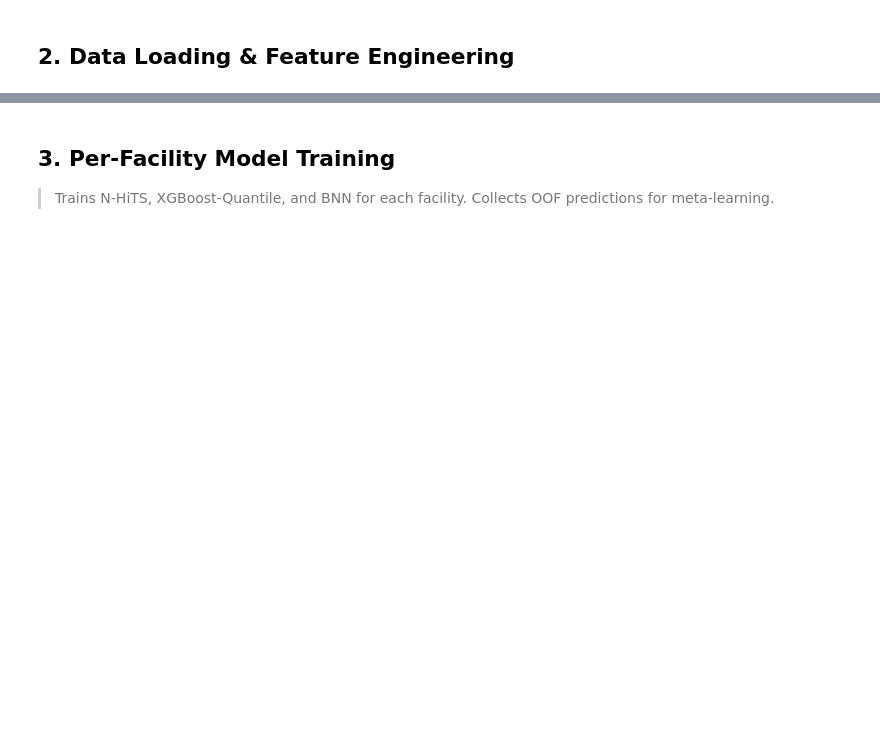
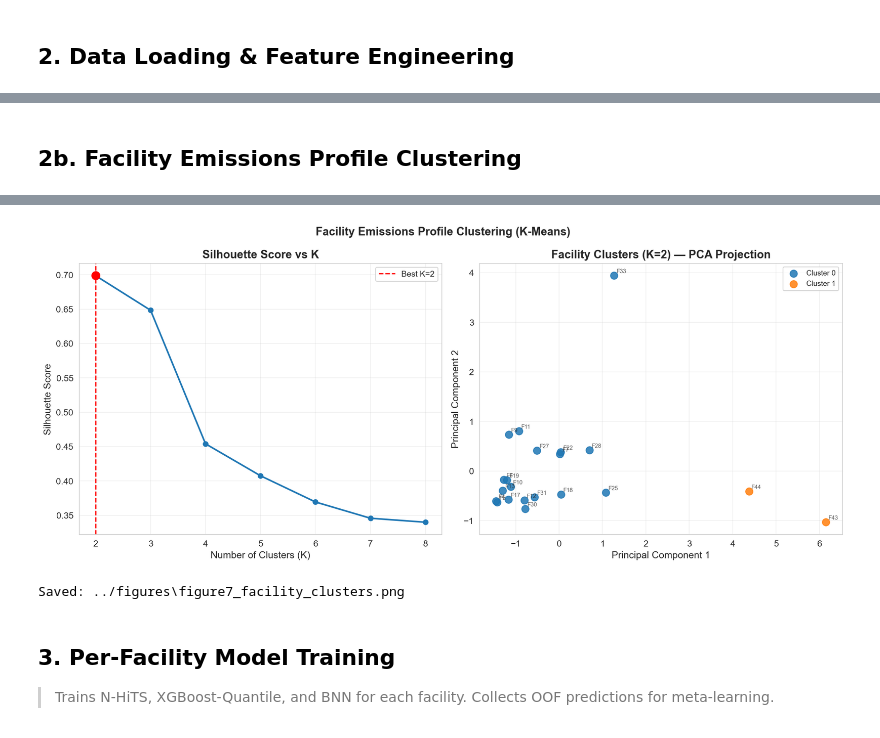
Before and after one commit to AlugoIdris/emissions-forecast, a Jupyter notebook: notebooks/01_run_pipeline.ipynb, the cells around one changed output, grey strips where cells are left out. Saved outputs shown, nothing was run; the diff lists cells and outputs as text; code cells hidden in the pictures; blank space fills up the shorter version.

Commit message:
Add facility clustering (K-Means/silhouette), figure 7, and notebook outputs

```diff
--- a/notebooks/01_run_pipeline.ipynb
+++ b/notebooks/01_run_pipeline.ipynb
@@ -110,0 +144,70 @@ df.head(3)
+# %% [markdown]
+## 2b. Facility Emissions Profile Clustering
+# %%
+from sklearn.cluster import KMeans
+from sklearn.metrics import silhouette_score
+from sklearn.preprocessing import StandardScaler
+from sklearn.decomposition import PCA
+from sklearn.linear_model import LinearRegression as _LR
+from src.visualization import plot_facility_clusters
+import os
+
+# Build per-facility aggregate features
+fac_stats = []
+for fac, grp in df_raw.groupby("Facility"):
+    grp = grp.sort_values("Date")
+    y = grp[TARGET_COL].values
+    t = np.arange(len(y)).reshape(-1, 1)
+    slope = _LR().fit(t, y).coef_[0]
+    fac_stats.append({
+        "Facility":       fac,
+        "MeanEmissions":  y.mean(),
+        "StdEmissions":   y.std(),
+        "Trend":          slope,
+        "MeanProduction": grp["Production"].mean()        if "Production"        in grp.columns else 0.0,
+        "MeanEnergy":     grp["Energy_MWh"].mean()        if "Energy_MWh"        in grp.columns else 0.0,
+        "MeanRenewable":  grp["Renewable_percent"].mean() if "Renewable_percent" in grp.columns else 0.0,
+    })
+
+fac_df = pd.DataFrame(fac_stats).set_index("Facility")
+X_clust = StandardScaler().fit_transform(fac_df.values)
+
+# Silhouette sweep K = 2..8
+sil_scores = {}
+for k in range(2, 9):
+    km = KMeans(n_clusters=k, random_state=RANDOM_SEED, n_init=10)
+    labels = km.fit_predict(X_clust)
+    sil_scores[k] = silhouette_score(X_clust, labels)
+    logger.info("K=%d  silhouette=%.4f", k, sil_scores[k])
+
+best_k = max(sil_scores, key=sil_scores.get)
+logger.info("Best K=%d  (silhouette=%.4f)", best_k, sil_scores[best_k])
+
+print("\n-- Silhouette Scores --")
+for k, s in sorted(sil_scores.items()):
+    marker = "  <-- best" if k == best_k else ""
+    print(f"  K={k}  silhouette={s:.4f}{marker}")
+
+# Final clustering
+km_best = KMeans(n_clusters=best_k, random_state=RANDOM_SEED, n_init=10)
+cluster_labels = km_best.fit_predict(X_clust)
+pca_coords = PCA(n_components=2, random_state=RANDOM_SEED).fit_transform(X_clust)
+cluster_df = pd.DataFrame({
+    "Facility": fac_df.index,
+    "Cluster":  cluster_labels,
+    "PC1":      pca_coords[:, 0],
+    "PC2":      pca_coords[:, 1],
+})
+
+print("\n-- Cluster Membership --")
+for cl in sorted(cluster_df["Cluster"].unique()):
+    members = cluster_df[cluster_df["Cluster"] == cl]["Facility"].tolist()
+    print(f"  Cluster {cl} ({len(members)}): {', '.join(members)}")
+
+os.makedirs("../figures", exist_ok=True)
+cluster_fig_path = plot_facility_clusters(
+    cluster_df, sil_scores, best_k,
+    output_dir="../figures", show=True,
+)
+print(f"\nSaved: {cluster_fig_path}")
+# %% [output]
@@ -111,3 +235,5 @@ df.head(3)
+[figure, added]
+Saved: ../figures\figure7_facility_clusters.png
 # %% [markdown]
 ## 3. Per-Facility Model Training
 
```
Also changed, not shown: parts of 11 cells of this notebook, 10 other files.
